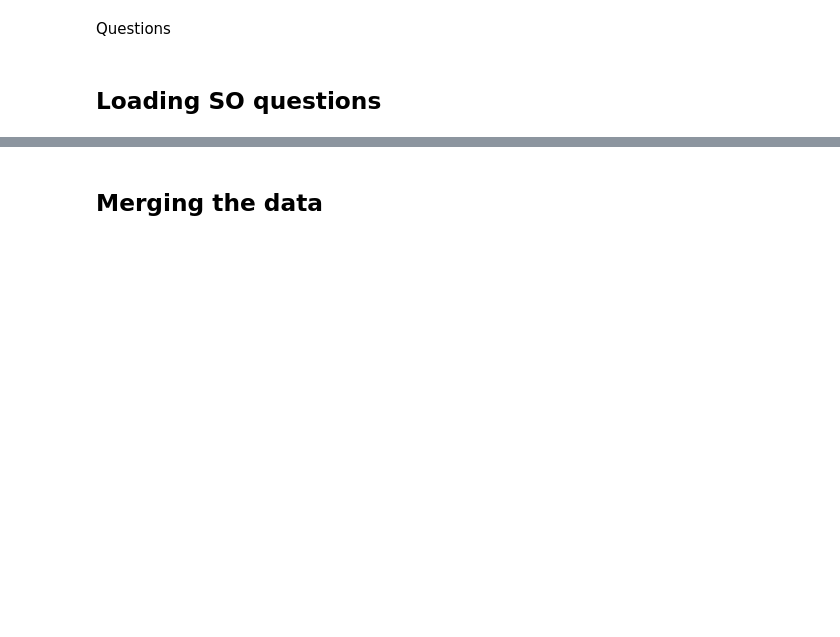
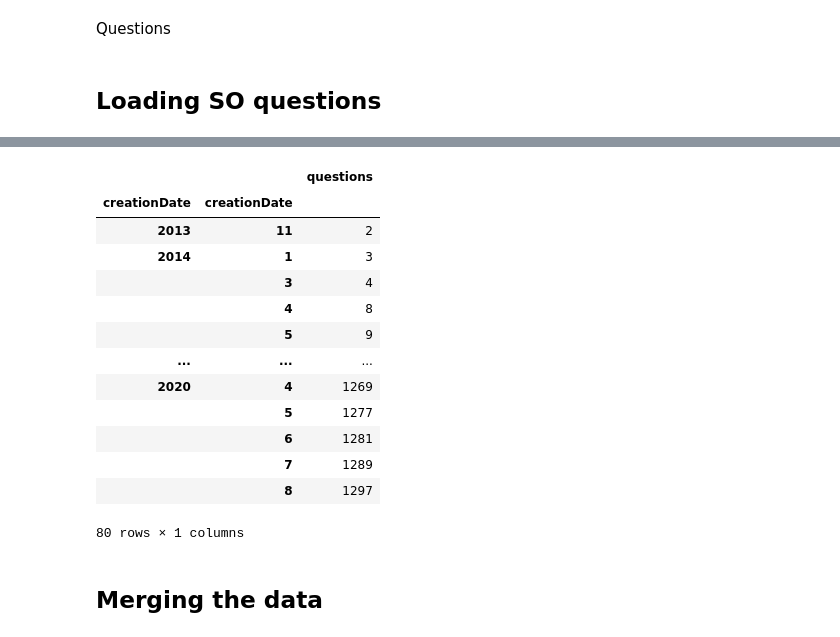
Before and after one commit to researchgroupsoma/SBES2022-CodeSamples, a Jupyter notebook: 3-DataMerge/1-AllFramework/1-MergingAndSaving.ipynb, the cells around one changed output, grey strips where cells are left out. Cells and saved outputs as stored; diff of their text form; code cells hidden in the pictures; blank space fills up the shorter version.

```diff
--- a/3-DataMerge/1-AllFramework/1-MergingAndSaving.ipynb
+++ b/3-DataMerge/1-AllFramework/1-MergingAndSaving.ipynb
@@ -331,3 +229,22 @@ del allQuestions["id"]
+# %%
+allQuestions["questions"]=allQuestions.cumsum()
+# %%
+allQuestions
+# %% [output]
+|  |  | questions |
+| creationDate | creationDate |  |
+| 2013 | 11 | 2 |
+| 2014 | 1 | 3 |
+|  | 3 | 4 |
+|  | 4 | 8 |
+|  | 5 | 9 |
+| ... | ... | ... |
+| 2020 | 4 | 1269 |
+|  | 5 | 1277 |
+|  | 6 | 1281 |
+|  | 7 | 1289 |
+|  | 8 | 1297 |
+80 rows × 1 columns
 # %% [markdown]
 ## Merging the data
 # %%
```
Also changed, not shown: parts of 42 cells of this notebook, 2 other files.
